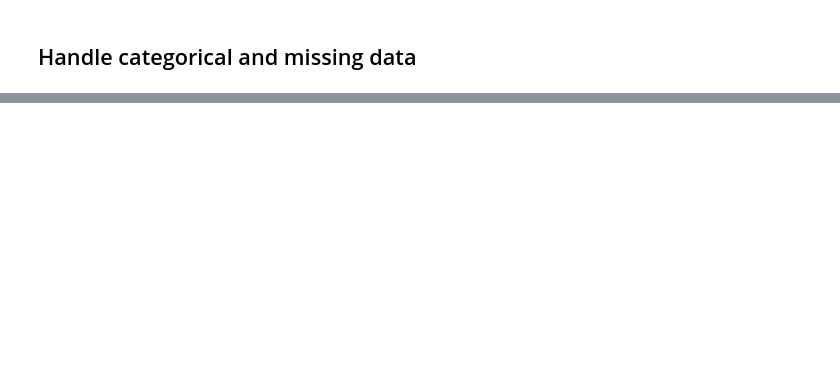
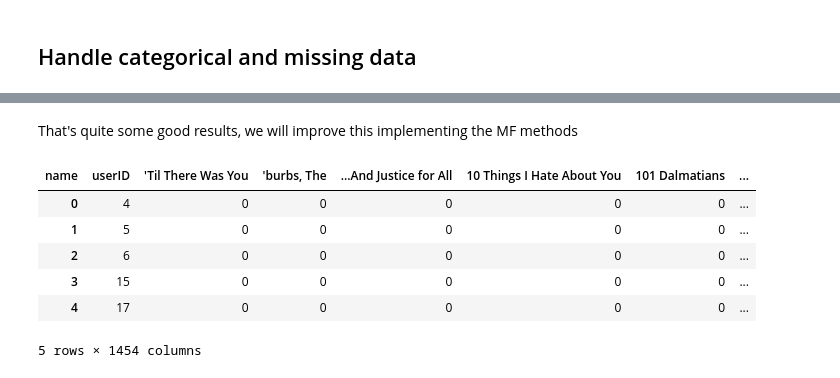
Before and after one commit to tobikuhlmann/movie-recommendation-lab, a Jupyter notebook: movie_lab_4.ipynb, the cells around one changed output, grey strips where cells are left out. Drawn from its saved outputs; the diff is of its cells as text; code cells hidden in the pictures; blank space fills up the shorter version.

```diff
--- a/movie_lab_4.ipynb
+++ b/movie_lab_4.ipynb
@@ -193,0 +123,3 @@ What does that number mean in terms of predictive accuracy?
+# %%
+movie_matrix = new_df.pivot_table(index='userID', columns='name', values='rating', fill_value=0).reset_index()
+movie_matrix.columns
@@ -193,0 +196,12 @@ What does that number mean in terms of predictive accuracy?
+# %% [markdown]
+That's quite some good results, we will improve this implementing the MF methods
+# %%
+movie_matrix.head()
+# %% [output]
+| name | userID | 'Til There Was You | 'burbs, The | ...And Justice for All | 10 Things I Hate About You | 101 Dalmatians | ... |
+| 0 | 4 | 0 | 0 | 0 | 0 | 0 | ... |
+| 1 | 5 | 0 | 0 | 0 | 0 | 0 | ... |
+| 2 | 6 | 0 | 0 | 0 | 0 | 0 | ... |
+| 3 | 15 | 0 | 0 | 0 | 0 | 0 | ... |
+| 4 | 17 | 0 | 0 | 0 | 0 | 0 | ... |
+5 rows × 1454 columns
```
Also changed, not shown: parts of 32 cells of this notebook, 1 other file.
